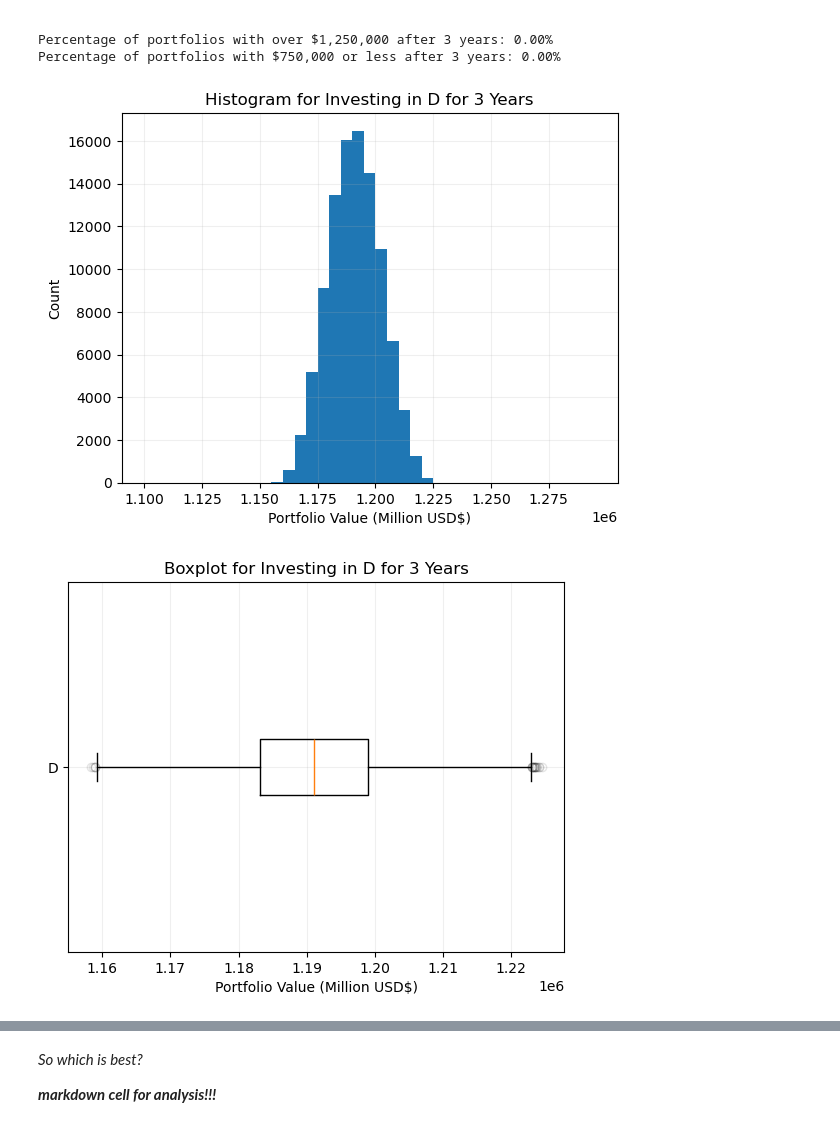
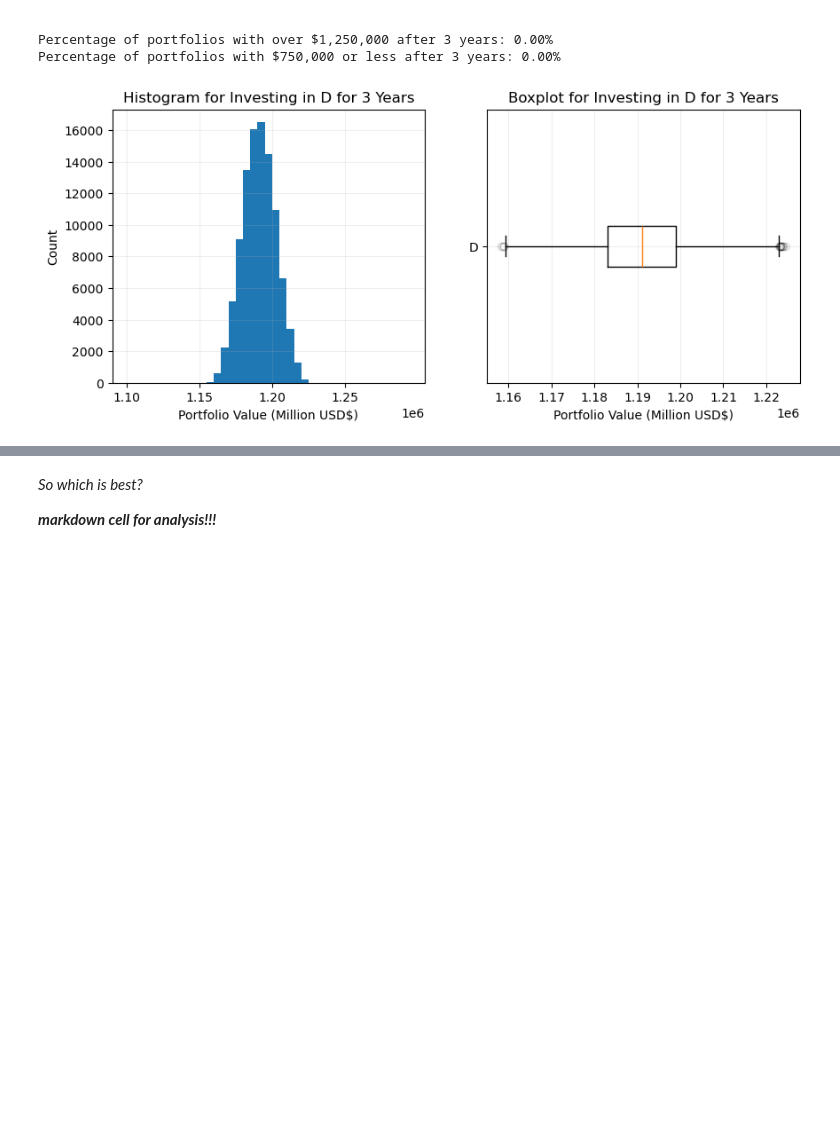
Before and after one commit to myin27/OR442-Term-Project, a Jupyter notebook: project.ipynb, the cells around one changed output, grey strips where cells are left out. Drawn from its saved outputs; the diff is of its cells as text; code cells hidden in the pictures; blank space fills up the shorter version.

```diff
--- a/project.ipynb
+++ b/project.ipynb
@@ -319,25 +316,24 @@ Percentage of portfolios with $750,000 or less after 3 years: 0.00%
 # %%
 # plots for fund D
 
-plt.figure(7)
-histogram = plt.hist(fund_D_values, bins=range(1100000, 1300000, 5000)) # each bin will be 5k
-plt.xticks(ticks=range(1100000,1300000,25000))
-plt.grid(alpha=0.2)
-plt.title("Histogram for Investing in D for 3 Years")
-plt.xlabel("Portfolio Value (Million USD$)")
-plt.ylabel("Count")
+fig, (ax1, ax2) = plt.subplots(1, 2, figsize=(10, 4))
 
-plt.figure(8)
-box_plot = plt.boxplot(fund_D_values, vert=False, flierprops={"alpha": 0.1})
-plt.grid(alpha=0.2)
-plt.title("Boxplot for Investing in D for 3 Years")
-plt.xlabel("Portfolio Value (Million USD$)")
-plt.yticks([1], ["D"])
+histogram = ax1.hist(fund_D_values, bins=range(1100000, 1300000, 5000)) # each bin will be 5k
+ax1.set_xticks(ticks=range(1100000,1300000,50000))
+ax1.grid(alpha=0.2)
+ax1.set_title("Histogram for Investing in D for 3 Years")
+ax1.set_xlabel("Portfolio Value (Million USD$)")
+ax1.set_ylabel("Count")
+
+box_plot = ax2.boxplot(fund_D_values, vert=False, flierprops={"alpha": 0.1})
+ax2.grid(alpha=0.2)
+ax2.set_title("Boxplot for Investing in D for 3 Years")
+ax2.set_xlabel("Portfolio Value (Million USD$)")
+ax2.set_yticklabels(["D"])
 
 plt.show()
 # %% [output]
-[figure, old version]
+[figure, new version]
-[figure, removed]
 # %%
 # combining outcomes for funds A, B, C, D into into a single plot for simplicity
 
```
Also changed, not shown: parts of 12 cells of this notebook.
